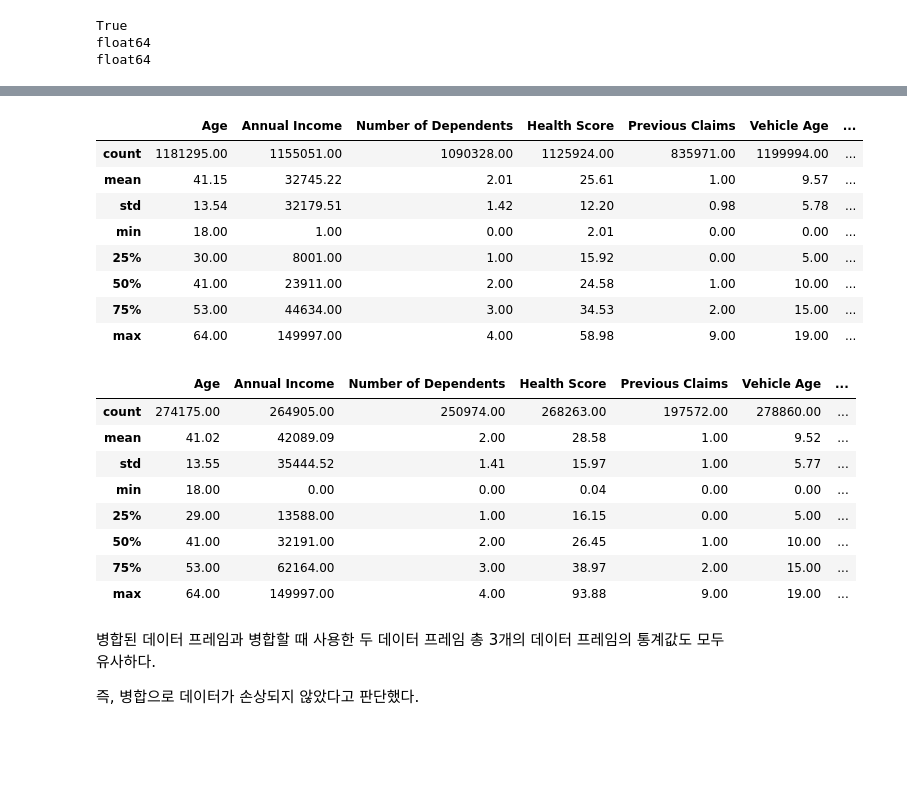
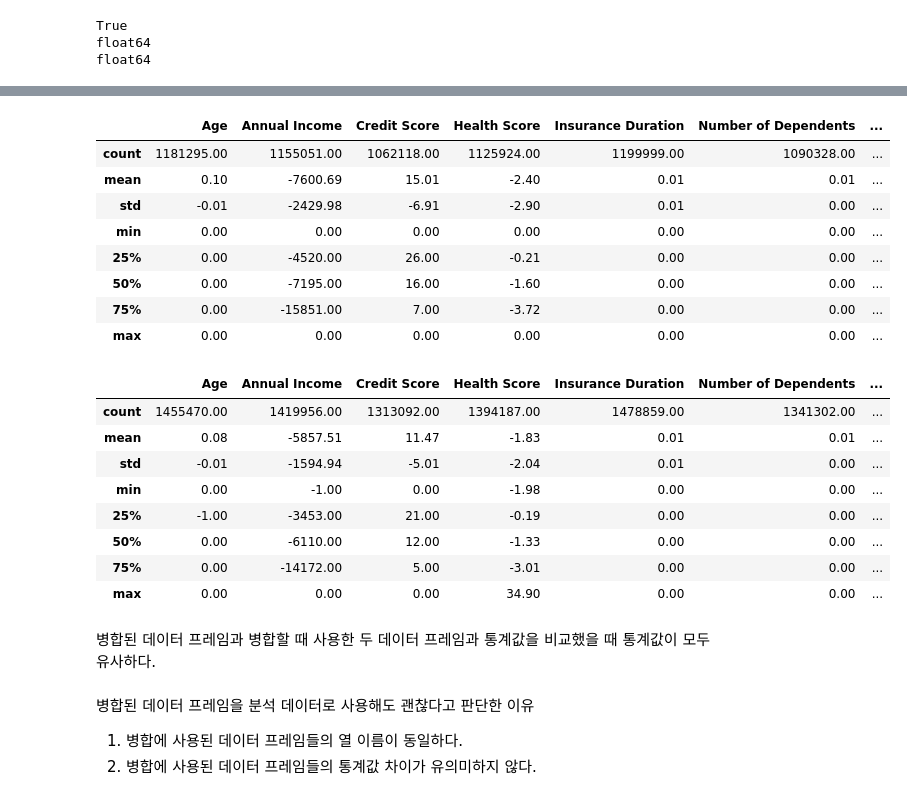
Before and after one commit to hyungijung/Project, a Jupyter notebook: Regression with an Insurance Dataset.ipynb, the cells around one changed output, grey strips where cells are left out. Cells and saved outputs as stored; diff of their text form; code cells hidden in the pictures; blank space fills up the shorter version.

```diff
--- a/Regression with an Insurance Dataset.ipynb
+++ b/Regression with an Insurance Dataset.ipynb
@@ -37,0 +40,3 @@ frame_origin.head()
+# %%
+frame_comp = frame_comp[sorted(frame_comp.columns)]
+frame_origin = frame_origin[sorted(frame_origin.columns)]
@@ -91,0 +156,15 @@ frame_comp.describe()
+# %%
+frame_comp['Insurance Duration'] = frame_comp['Insurance Duration'].astype('Int64')
+frame_origin['Insurance Duration'] = frame_origin['Insurance Duration'].astype('Int64')
+
+frame_comp['Vehicle Age'] = frame_comp['Vehicle Age'].astype('Int64')
+frame_origin['Vehicle Age'] = frame_origin['Vehicle Age'].astype('Int64')
+
+print("Insurance Duration")
+print("frame_comp['Insurance Duration'] : " + str(frame_comp["Insurance Duration"].dtypes))
+print("frame_origin['Insurance Duration'] : " + str(frame_origin["Insurance Duration"].dtypes) + "\n")
+
+print("Vehicle Age")
+print("frame_comp['Vehicle Age'] : " + str(frame_comp["Vehicle Age"].dtypes))
+print("frame_origin['Vehicle Age'] : " + str(frame_origin["Vehicle Age"].dtypes))
+print(frame_comp[frame_comp.columns].dtypes == frame_origin[frame_origin.columns].dtypes)
@@ -203,29 +287,30 @@ frame.describe()
 # %%
-frame_comp.describe()
+frame.describe() - frame_origin.describe()
 # %% [output]
-|  | Age | Annual Income | Number of Dependents | Health Score | Previous Claims | Vehicle Age | ... |
-| count | 1181295.00 | 1155051.00 | 1090328.00 | 1125924.00 | 835971.00 | 1199994.00 | ... |
-| mean | 41.15 | 32745.22 | 2.01 | 25.61 | 1.00 | 9.57 | ... |
-| std | 13.54 | 32179.51 | 1.42 | 12.20 | 0.98 | 5.78 | ... |
-| min | 18.00 | 1.00 | 0.00 | 2.01 | 0.00 | 0.00 | ... |
-| 25% | 30.00 | 8001.00 | 1.00 | 15.92 | 0.00 | 5.00 | ... |
-| 50% | 41.00 | 23911.00 | 2.00 | 24.58 | 1.00 | 10.00 | ... |
-| 75% | 53.00 | 44634.00 | 3.00 | 34.53 | 2.00 | 15.00 | ... |
-| max | 64.00 | 149997.00 | 4.00 | 58.98 | 9.00 | 19.00 | ... |
+|  | Age | Annual Income | Credit Score | Health Score | Insurance Duration | Number of Dependents | ... |
+| count | 1181295.00 | 1155051.00 | 1062118.00 | 1125924.00 | 1199999.00 | 1090328.00 | ... |
+| mean | 0.10 | -7600.69 | 15.01 | -2.40 | 0.01 | 0.01 | ... |
+| std | -0.01 | -2429.98 | -6.91 | -2.90 | 0.01 | 0.00 | ... |
+| min | 0.00 | 0.00 | 0.00 | 0.00 | 0.00 | 0.00 | ... |
+| 25% | 0.00 | -4520.00 | 26.00 | -0.21 | 0.00 | 0.00 | ... |
+| 50% | 0.00 | -7195.00 | 16.00 | -1.60 | 0.00 | 0.00 | ... |
+| 75% | 0.00 | -15851.00 | 7.00 | -3.72 | 0.00 | 0.00 | ... |
+| max | 0.00 | 0.00 | 0.00 | 0.00 | 0.00 | 0.00 | ... |
 # %%
-frame_origin.describe()
+(frame.describe() * 2) - (frame_comp.describe() + frame_origin.describe())
 # %% [output]
-|  | Age | Annual Income | Number of Dependents | Health Score | Previous Claims | Vehicle Age | ... |
-| count | 274175.00 | 264905.00 | 250974.00 | 268263.00 | 197572.00 | 278860.00 | ... |
-| mean | 41.02 | 42089.09 | 2.00 | 28.58 | 1.00 | 9.52 | ... |
-| std | 13.55 | 35444.52 | 1.41 | 15.97 | 1.00 | 5.77 | ... |
-| min | 18.00 | 0.00 | 0.00 | 0.04 | 0.00 | 0.00 | ... |
-| 25% | 29.00 | 13588.00 | 1.00 | 16.15 | 0.00 | 5.00 | ... |
-| 50% | 41.00 | 32191.00 | 2.00 | 26.45 | 1.00 | 10.00 | ... |
-| 75% | 53.00 | 62164.00 | 3.00 | 38.97 | 2.00 | 15.00 | ... |
-| max | 64.00 | 149997.00 | 4.00 | 93.88 | 9.00 | 19.00 | ... |
+|  | Age | Annual Income | Credit Score | Health Score | Insurance Duration | Number of Dependents | ... |
+| count | 1455470.00 | 1419956.00 | 1313092.00 | 1394187.00 | 1478859.00 | 1341302.00 | ... |
+| mean | 0.08 | -5857.51 | 11.47 | -1.83 | 0.01 | 0.01 | ... |
+| std | -0.01 | -1594.94 | -5.01 | -2.04 | 0.01 | 0.00 | ... |
+| min | 0.00 | -1.00 | 0.00 | -1.98 | 0.00 | 0.00 | ... |
+| 25% | -1.00 | -3453.00 | 21.00 | -0.19 | 0.00 | 0.00 | ... |
+| 50% | 0.00 | -6110.00 | 12.00 | -1.33 | 0.00 | 0.00 | ... |
+| 75% | 0.00 | -14172.00 | 5.00 | -3.01 | 0.00 | 0.00 | ... |
+| max | 0.00 | 0.00 | 0.00 | 34.90 | 0.00 | 0.00 | ... |
 # %% [markdown]
-병합된 데이터 프레임과 병합할 때 사용한 두 데이터 프레임 총 3개의 데이터 프레임의 통계값도 모두 유사하다.
-
-
-즉, 병합으로 데이터가 손상되지 않았다고 판단했다.
+병합된 데이터 프레임과 병합할 때 사용한 두 데이터 프레임과 통계값을 비교했을 때 통계값이 모두 유사하다.
+# %% [markdown]
+병합된 데이터 프레임을 분석 데이터로 사용해도 괜찮다고 판단한 이유
+1. 병합에 사용된 데이터 프레임들의 열 이름이 동일하다.
+2. 병합에 사용된 데이터 프레임들의 통계값 차이가 유의미하지 않다.
```
Also changed, not shown: parts of 40 cells of this notebook.
